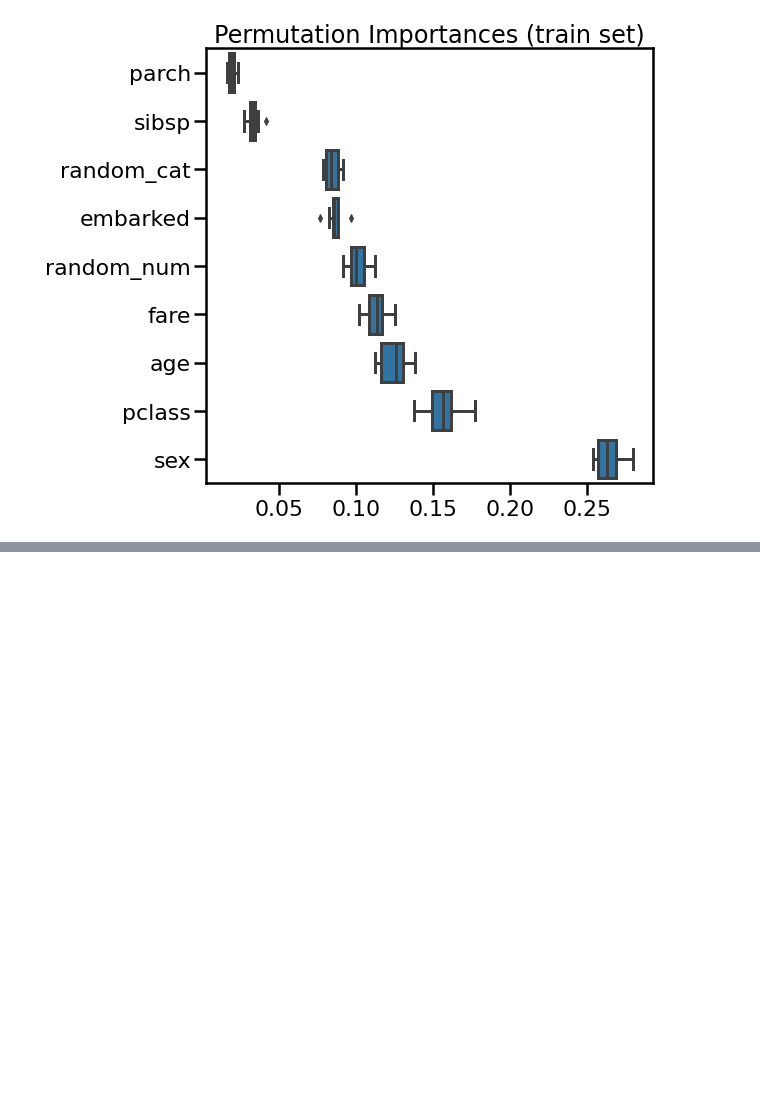
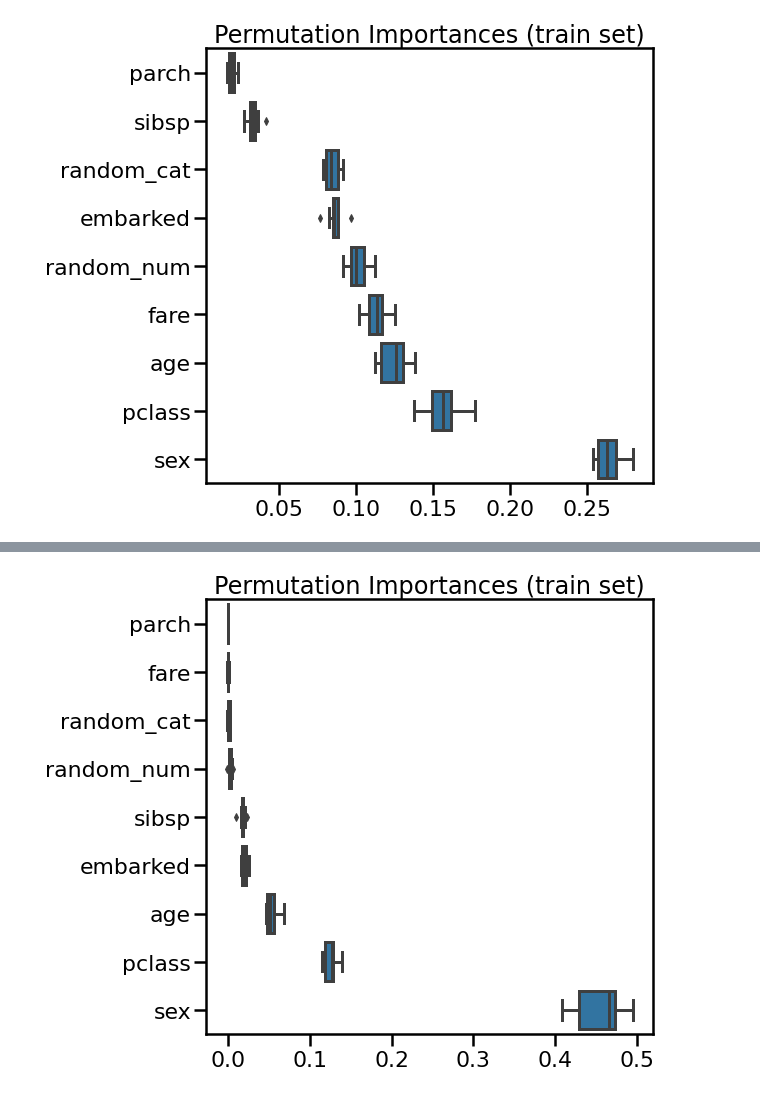
Before and after one commit to glemaitre/datascience_middle_course, a Jupyter notebook: 09_inspection/02_feature_importance.ipynb, the cells around one changed output, grey strips where cells are left out. Cells and saved outputs as stored; diff of their text form; code cells hidden in the pictures; blank space fills up the shorter version.

```diff
--- a/09_inspection/02_feature_importance.ipynb
+++ b/09_inspection/02_feature_importance.ipynb
@@ -203,0 +223,13 @@ _ = ax.set_title("Permutation Importances (train set)")
+# %%
+from sklearn.preprocessing import StandardScaler
+
+categorical_encoder = OneHotEncoder(drop="if_binary", handle_unknown='ignore')
+numerical_pipe = Pipeline([
+    ('scaler', StandardScaler()),
+    ('imputer', SimpleImputer(strategy='mean'))
+])
+
+preprocessing = ColumnTransformer(
+    [('cat', categorical_encoder, categorical_columns),
+     ('num', numerical_pipe, numerical_columns)])
+preprocessing
@@ -203,0 +246,8 @@ _ = ax.set_title("Permutation Importances (train set)")
+# %%
+from sklearn.linear_model import RidgeCV
+
+model = Pipeline([
+    ('preprocess', preprocessing),
+    ('classifier', RidgeCV())
+])
+model.fit(X_train, y_train)
@@ -203,0 +269,19 @@ _ = ax.set_title("Permutation Importances (train set)")
+# %%
+result = permutation_importance(
+    model, X_train, y_train, n_repeats=10,
+    random_state=42, n_jobs=2
+)
+sorted_idx = result.importances_mean.argsort()
+# %%
+import pandas as pd
+
+importances = pd.DataFrame(
+    result.importances[sorted_idx].T,
+    columns=X_test.columns[sorted_idx],
+)
+# %%
+_, ax = plt.subplots(figsize=(8, 8))
+sns.boxplot(data=importances, orient="h", color="tab:blue", ax=ax)
+_ = ax.set_title("Permutation Importances (train set)")
+# %% [output]
+[figure, added]
```
Also changed, not shown: parts of 10 cells of this notebook.
